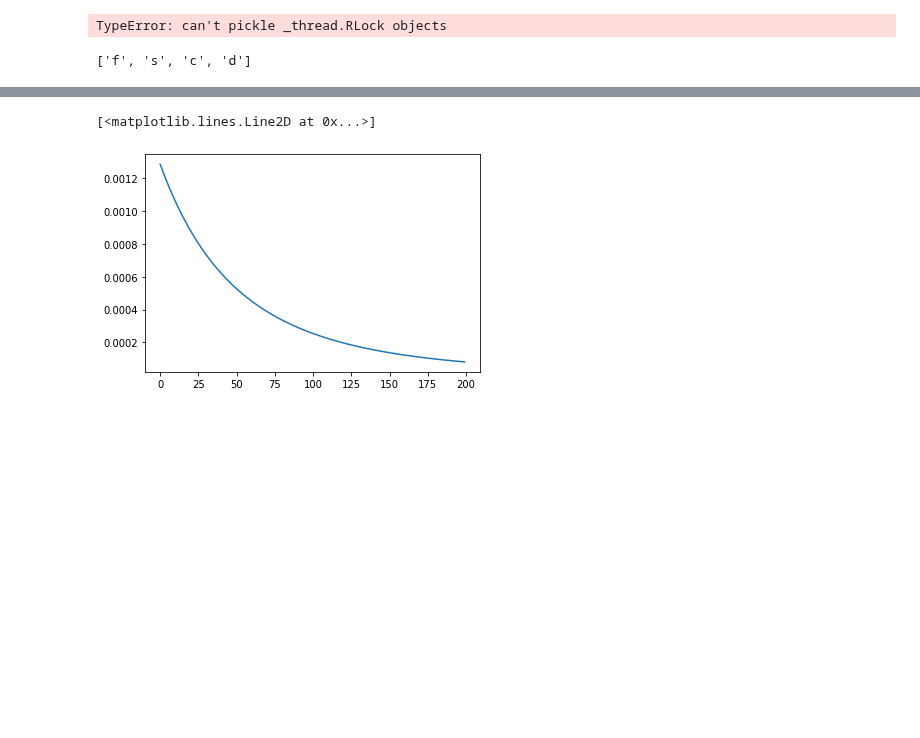
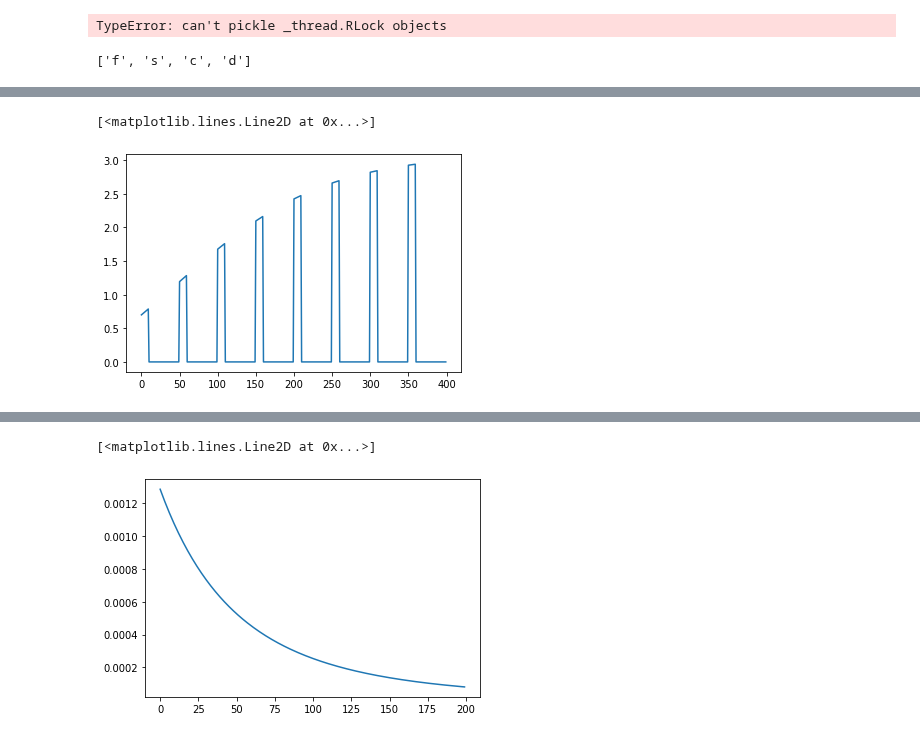
Before and after one commit to IstiaqAnsari/SpectNet, a Jupyter notebook: codes/almost trainer .ipynb, the cells around one changed output, grey strips where cells are left out. Saved outputs shown, nothing was run; the diff lists cells and outputs as text; code cells hidden in the pictures; blank space fills up the shorter version.

```diff
--- a/codes/almost trainer .ipynb
+++ b/codes/almost trainer .ipynb
@@ -409,4 +457,38 @@ def f_hp_decay(epoch):
 # %%
 import matplotlib.pyplot as plt
 import numpy as np , math
+# %%
+hp_lambda = .1
+epochs = 400
+def f_hp_anneal(epoch):
+    minEpoch = 150
+    if hp_lambda == 0:
+        return hp_lambda
+#     if epoch<minEpoch:
+#         return np.float32(0.0)
+    gamma =  4
+    p = (epoch) / (epochs)
+    lam =  (8 / (2 + 3*(math.e ** (- gamma * p)))) - 1+hp_lambda  # 3 porjonto jaabe
+    lam = lam*(epoch%50<10)
+    # hp_lambda = hp_lambda * (params['hp_decay_const'] ** global_epoch_counter)
+
+    return np.float32(lam)
+
+def f_hp_decay(epoch):
+    minEpoch = 150
+    if hp_lambda == 0:
+        return hp_lambda
+    if epoch<minEpoch:
+        return np.float32(0.0)
+    gamma =  4
+
+    p = (epoch-minEpoch) / (epochs)
+    lam =  (10 /2* (1 + 1*(math.e ** (- gamma * p)))) - 1+hp_lambda  # 3 porjonto jaabe
+    # hp_lambda = hp_lambda * (params['hp_decay_const'] ** global_epoch_counter)
+    return np.float32(lam)
+# %%
+plt.plot([f_hp_anneal(e) for e in range(epochs)])
+# %% [output]
+[<matplotlib.lines.Line2D at 0x...>]
+[figure, added]
 # %%
```
Also changed, not shown: parts of 13 cells of this notebook, 4 other files.
